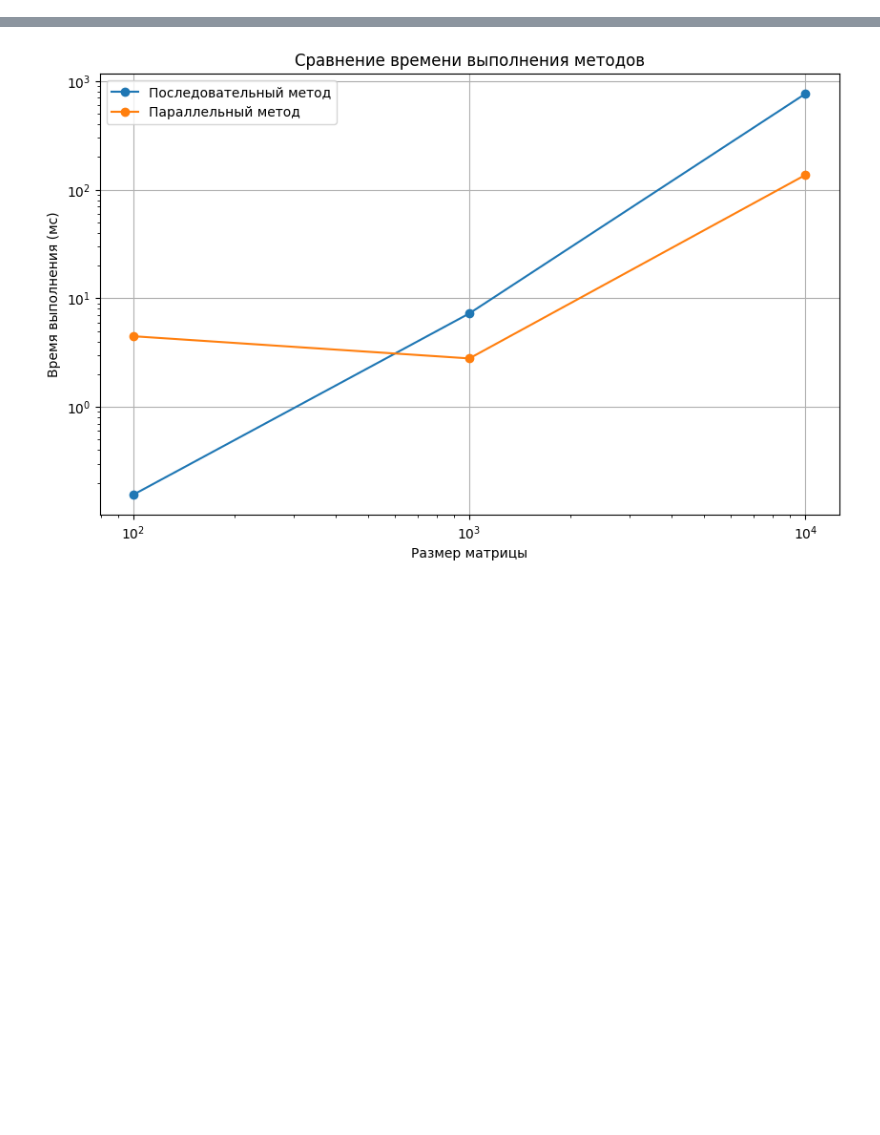
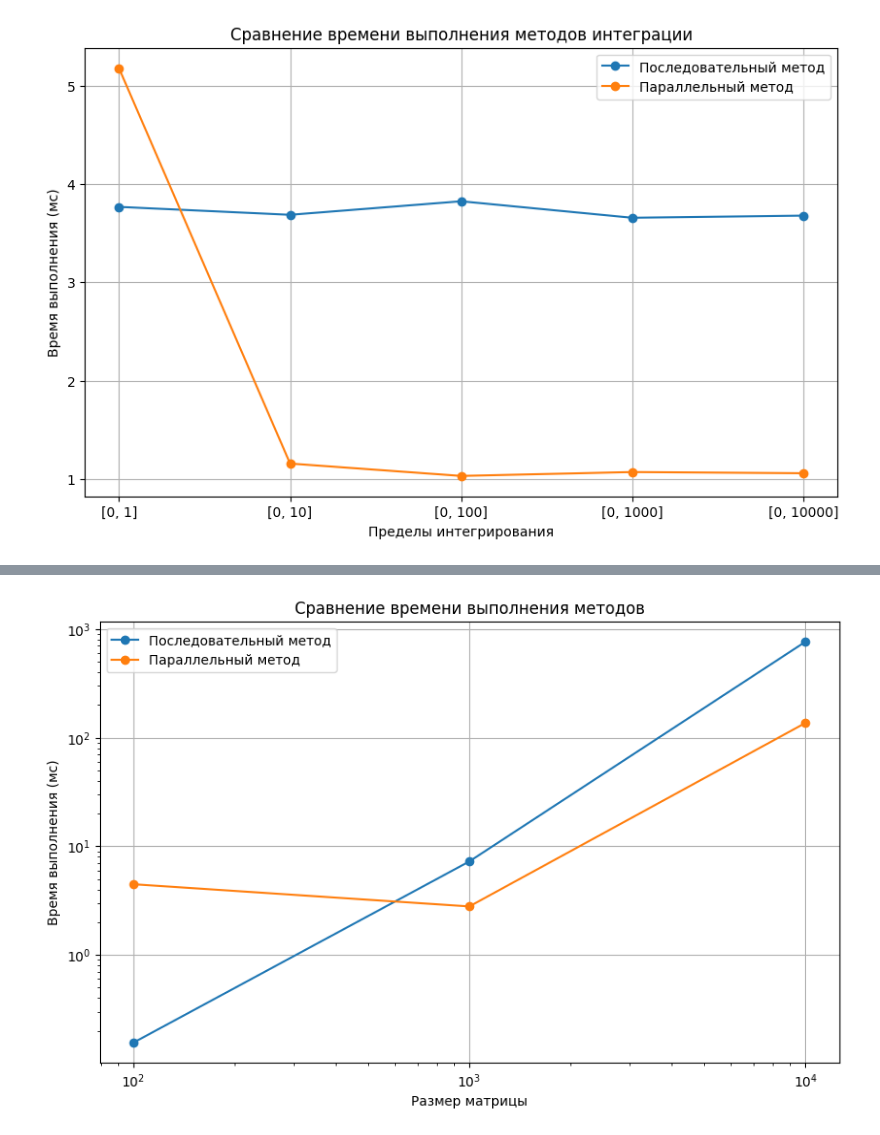
Before and after one commit to StephanOlizko/spbu-parallel-computing, a Jupyter notebook: analyse/open_mp_analyse.ipynb, the cells around one changed output, grey strips where cells are left out. Cells and saved outputs as stored; diff of their text form; code cells hidden in the pictures; blank space fills up the shorter version.

```diff
--- a/analyse/openmp_analyse.ipynb
+++ b/analyse/open_mp_analyse.ipynb
@@ -1,3 +167,25 @@
+# %%
+import matplotlib.pyplot as plt
+
+# Данные
+integration_limits = ["[0, 1]", "[0, 10]", "[0, 100]", "[0, 1000]", "[0, 10000]"]
+sequential_times = [3.76888, 3.68822, 3.82616, 3.65788, 3.67974]
+parallel_times = [5.18094, 1.15508, 1.02912, 1.06856, 1.05662]
+
+# Построение графика
+plt.figure(figsize=(10, 6))
+plt.plot(integration_limits, sequential_times, label="Последовательный метод", marker='o')
+plt.plot(integration_limits, parallel_times, label="Параллельный метод", marker='o')
+
+# Настройки графика
+plt.xlabel("Пределы интегрирования")
+plt.ylabel("Время выполнения (мс)")
+plt.title("Сравнение времени выполнения методов интеграции")
+plt.legend()
+plt.grid(True)
+plt.show()
+# %% [output]
+[figure, added]
 # %% [markdown]
 # 4.
 
```
Also changed, not shown: parts of 11 cells of this notebook, 1 other file.
